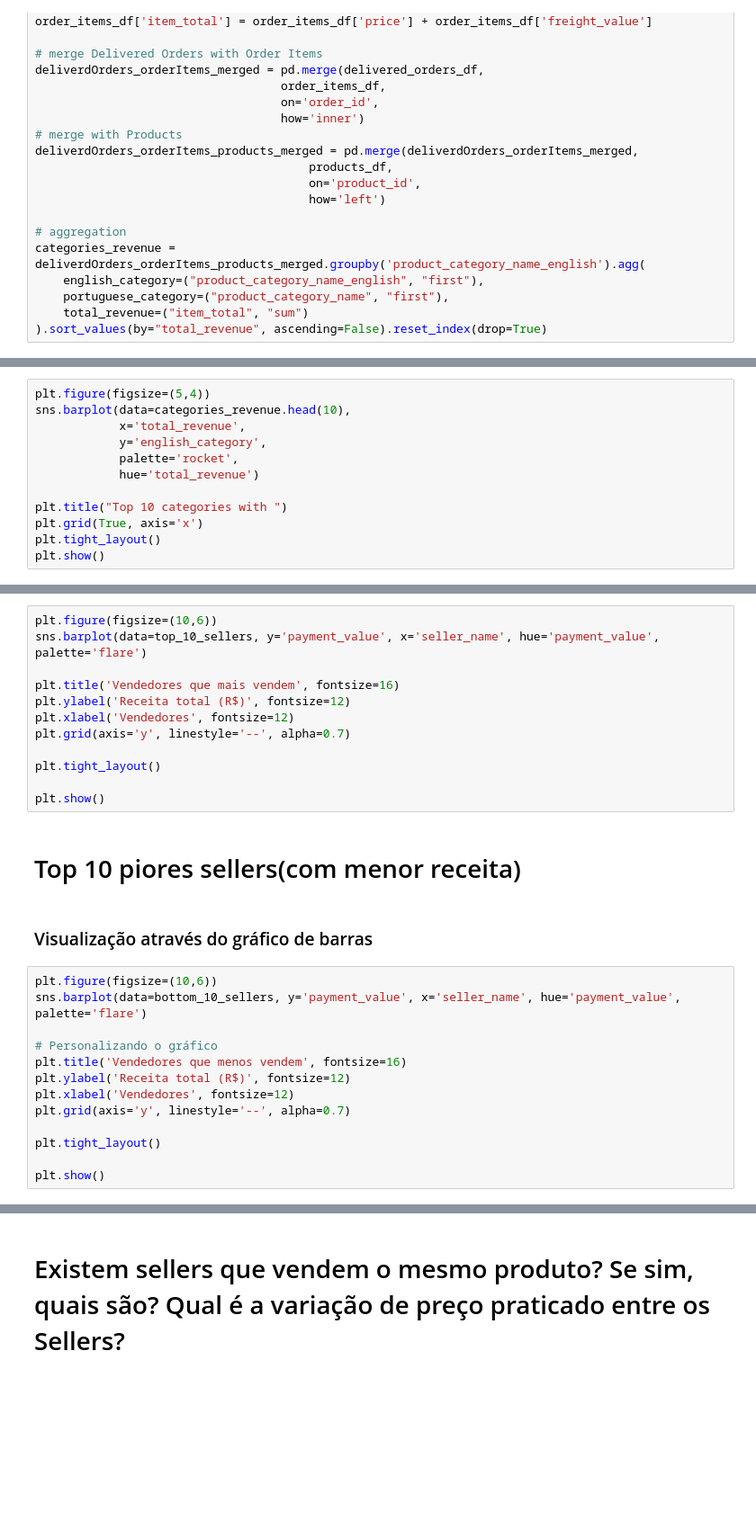
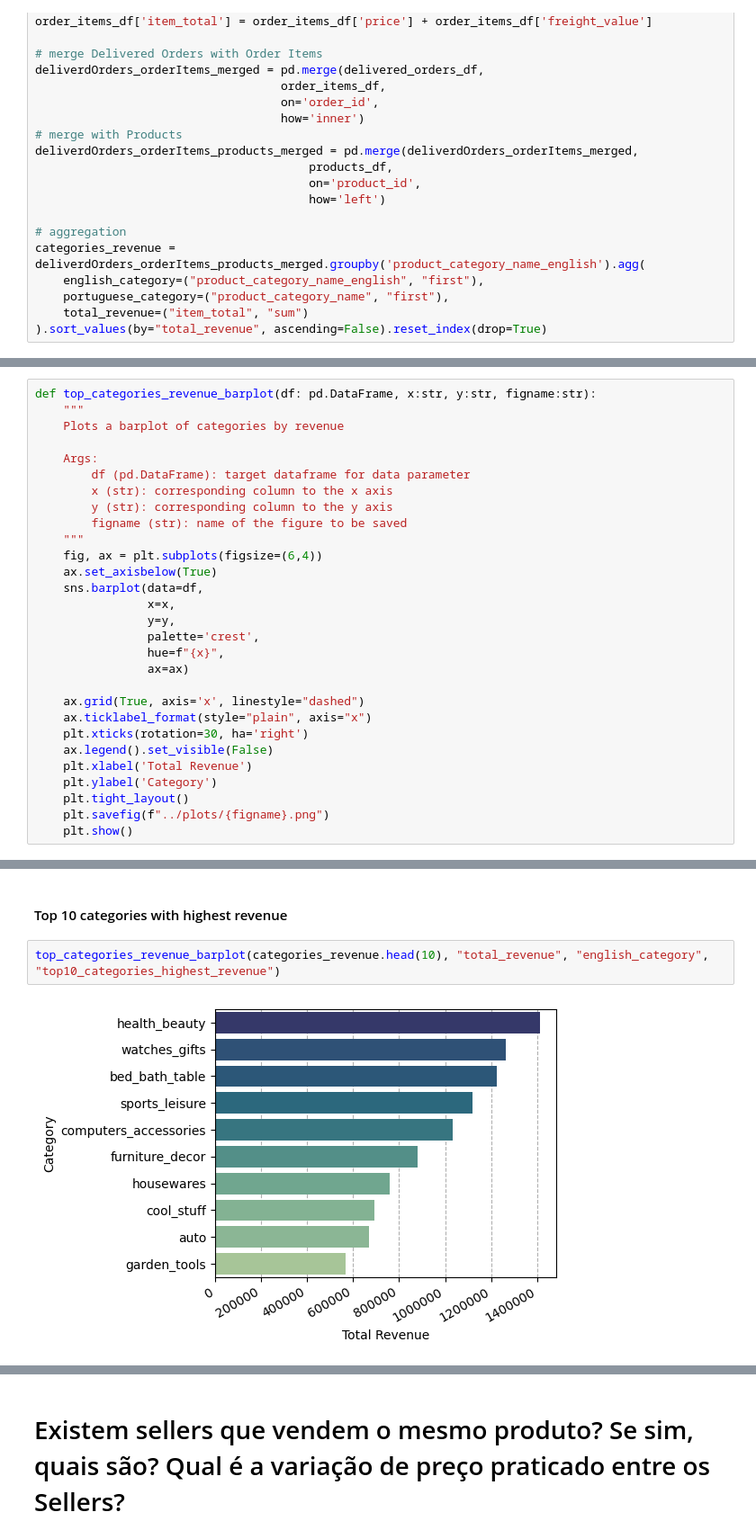
Before and after one commit to matsa0/desafio-sprint02-data-analysis, a Jupyter notebook: analise_exploratoria/eda.ipynb, the cells around one changed output, grey strips where cells are left out. Shown at 90% size. Saved outputs shown, nothing was run; the diff lists cells and outputs as text; blank space fills up the shorter version.

```diff
--- a/analise_exploratoria/eda.ipynb
+++ b/analise_exploratoria/eda.ipynb
@@ -427,12 +424,29 @@ categories_revenue.head()
 # %%
-plt.figure(figsize=(5,4))
-sns.barplot(data=categories_revenue.head(10),
-            x='total_revenue',
-            y='english_category',
-            palette='rocket',
-            hue='total_revenue')
+def top_categories_revenue_barplot(df: pd.DataFrame, x:str, y:str, figname:str):
+    """
+    Plots a barplot of categories by revenue
 
-plt.title("Top 10 categories with ")
-plt.grid(True, axis='x')
-plt.tight_layout()
-plt.show()
+    Args:
+        df (pd.DataFrame): target dataframe for data parameter
+        x (str): corresponding column to the x axis
+        y (str): corresponding column to the y axis
+        figname (str): name of the figure to be saved
+    """
+    fig, ax = plt.subplots(figsize=(6,4))
+    ax.set_axisbelow(True)
+    sns.barplot(data=df,
+                x=x,
+                y=y,
+                palette='crest',
+                hue=f"{x}",
+                ax=ax)
+
+    ax.grid(True, axis='x', linestyle="dashed")
+    ax.ticklabel_format(style="plain", axis="x")
+    plt.xticks(rotation=30, ha='right')
+    ax.legend().set_visible(False)
+    plt.xlabel('Total Revenue')
+    plt.ylabel('Category')
+    plt.tight_layout()
+    plt.savefig(f"../plots/{figname}.png")
+    plt.show()
@@ -600,29 +453,6 @@ bottom_10_sellers = df_category_seller_payment.tail(10)
-# %%
-plt.figure(figsize=(10,6))
-sns.barplot(data=top_10_sellers, y='payment_value', x='seller_name', hue='payment_value', palette='flare')
-
-plt.title('Vendedores que mais vendem', fontsize=16)
-plt.ylabel('Receita total (R$)', fontsize=12)
-plt.xlabel('Vendedores', fontsize=12)
-plt.grid(axis='y', linestyle='--', alpha=0.7)
-
-plt.tight_layout()
-
-plt.show()
-# %% [markdown]
-# Top 10 piores sellers(com menor receita)
-# %% [markdown]
-### Visualização através do gráfico de barras
-# %%
-plt.figure(figsize=(10,6))
-sns.barplot(data=bottom_10_sellers, y='payment_value', x='seller_name', hue='payment_value', palette='flare')
-
-# Personalizando o gráfico
-plt.title('Vendedores que menos vendem', fontsize=16)
-plt.ylabel('Receita total (R$)', fontsize=12)
-plt.xlabel('Vendedores', fontsize=12)
-plt.grid(axis='y', linestyle='--', alpha=0.7)
-
-plt.tight_layout()
-
-plt.show()
+# %% [markdown]
+#### Top 10 categories with highest revenue
+# %%
+top_categories_revenue_barplot(categories_revenue.head(10), "total_revenue", "english_category", "top10_categories_highest_revenue")
+# %% [output]
+[figure, added]
```
Also changed, not shown: parts of 93 cells of this notebook, 8 other files.
